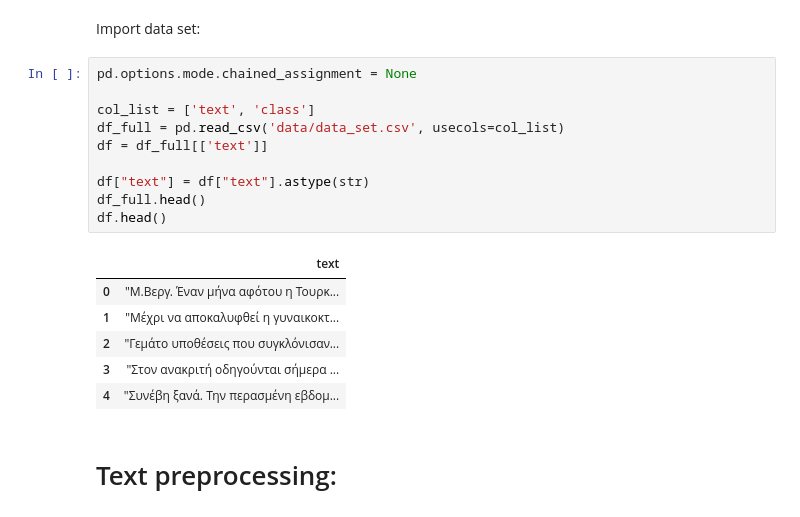
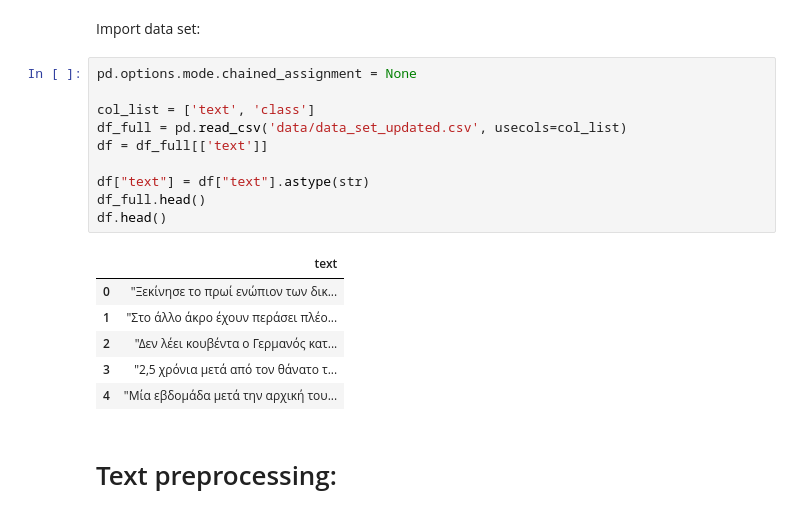
Before and after one commit to openlabathens/article-classification, a Jupyter notebook: article_classification.ipynb, the cells around one changed output. Cells and saved outputs as stored; diff of their text form.

Commit message:
updated data set

```diff
--- a/article_classification.ipynb
+++ b/article_classification.ipynb
@@ -21,20 +21,20 @@ Import data set:
 # %%
 pd.options.mode.chained_assignment = None
 
 col_list = ['text', 'class']
-df_full = pd.read_csv('data/data_set.csv', usecols=col_list)
+df_full = pd.read_csv('data/data_set_updated.csv', usecols=col_list)
 df = df_full[['text']]
 
 df["text"] = df["text"].astype(str)
 df_full.head()
 df.head()
 # %% [output]
 |  | text |
-| 0 | "Μ.Βεργ. Έναν μήνα αφότου η Τουρκ... |
-| 1 | "Μέχρι να αποκαλυφθεί η γυναικοκτ... |
-| 2 | "Γεμάτο υποθέσεις που συγκλόνισαν... |
-| 3 | "Στον ανακριτή οδηγούνται σήμερα ... |
-| 4 | "Συνέβη ξανά. Την περασμένη εβδομ... |
+| 0 | "Ξεκίνησε το πρωί ενώπιον των δικ... |
+| 1 | "Στο άλλο άκρο έχουν περάσει πλέο... |
+| 2 | "Δεν λέει κουβέντα ο Γερμανός κατ... |
+| 3 | "2,5 χρόνια μετά από τον θάνατο τ... |
+| 4 | "Μία εβδομάδα μετά την αρχική του... |
 # %% [markdown]
 # Text preprocessing:
 # %% [markdown]
```
Also changed, not shown: parts of 16 cells of this notebook, 1 other file.
